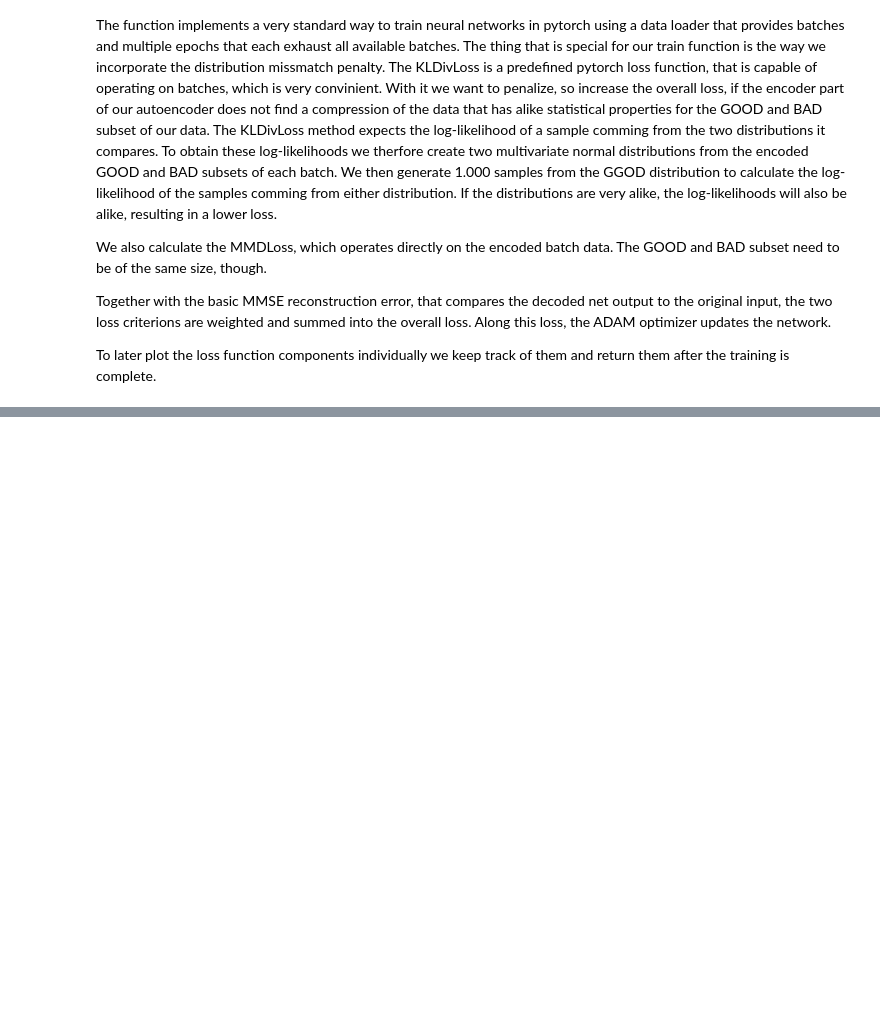
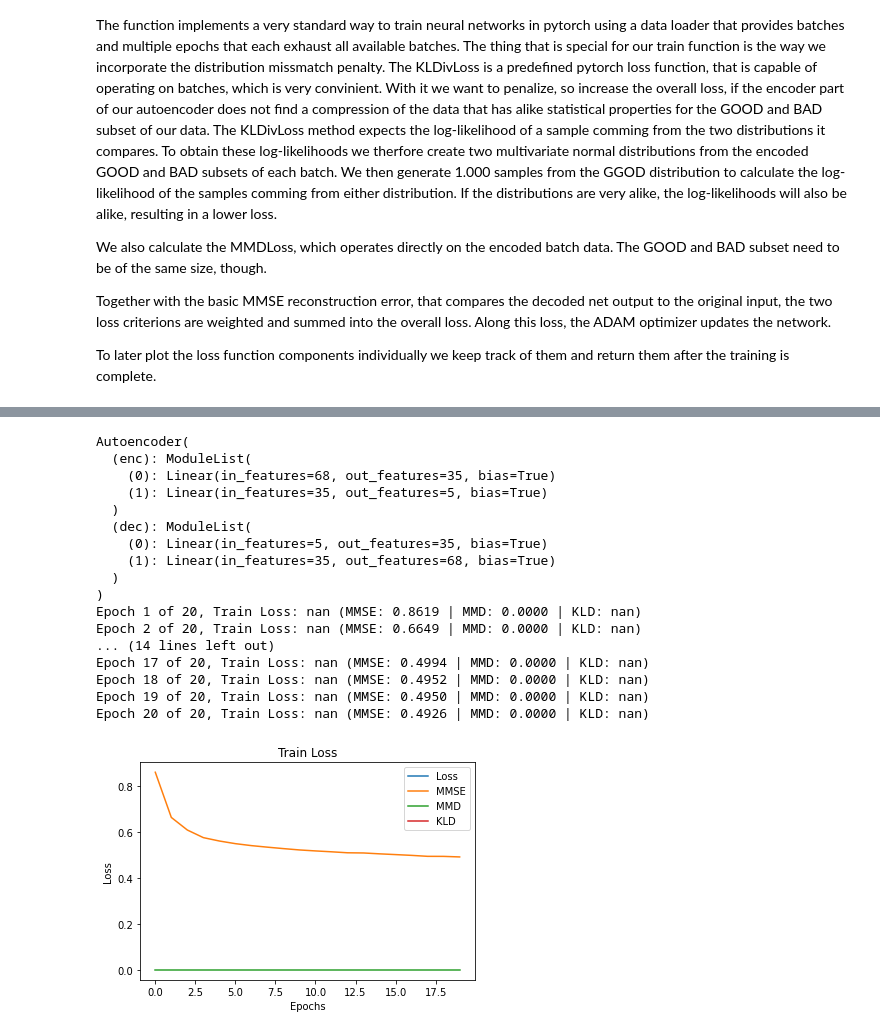
Before and after one commit to lukasvoege/reject-infer-autoencoder, a Jupyter notebook: notebooks/Lukas_Cells.ipynb, the cells around one changed output, grey strips where cells are left out. Drawn from its saved outputs; the diff is of its cells as text; code cells hidden in the pictures; blank space fills up the shorter version.

```diff
--- a/notebooks/Lukas_Cells.ipynb
+++ b/notebooks/Lukas_Cells.ipynb
@@ -369,0 +437,51 @@ To later plot the loss function components individually we keep track of them an
+# %%
+BATCH_SIZE = 2000
+EPOCHS = 20
+LR = 1e-2
+# ONLY MMSE as single loss term for this first experiment
+LOSSFUNCWEIGHTS = [1.0 ,0.0, 0.0]  #[MMSE, KLDiv, MMD]
+
+dataset = aenc.CreditscoringDataset("gmsc.csv")      # load and prepare Dataset to Tensor
+data_loader = aenc.DataLoader(                       # create Dataloader for batching
+    dataset,
+    batch_size=BATCH_SIZE,
+    shuffle=True,
+    drop_last=True
+)
+
+shape = [dataset.x.shape[1], 35, 5, 35, dataset.x.shape[1]]  # define shape of Autoencoder
+net = aenc.Autoencoder(shape)
+print(net)
+net.to("cpu")
+
+train_loss, train_loss_mmse, train_loss_mmd, train_loss_kld = aenc.train(net, data_loader, EPOCHS, LR, LOSSFUNCWEIGHTS, verbose = True)
+
+plt.figure()
+plt.plot(train_loss, label='Loss')
+plt.plot(train_loss_mmse, label='MMSE')
+plt.plot(train_loss_mmd, label='MMD')
+plt.plot(train_loss_kld, label='KLD')
+plt.title('Train Loss')
+plt.xlabel('Epochs')
+plt.ylabel('Loss')
+plt.legend()
+plt.show()
+# %% [output]
+Autoencoder(
+  (enc): ModuleList(
+    (0): Linear(in_features=68, out_features=35, bias=True)
+    (1): Linear(in_features=35, out_features=5, bias=True)
+  )
+  (dec): ModuleList(
+    (0): Linear(in_features=5, out_features=35, bias=True)
+    (1): Linear(in_features=35, out_features=68, bias=True)
+  )
+)
+Epoch 1 of 20, Train Loss: nan (MMSE: 0.8619 | MMD: 0.0000 | KLD: nan)
+Epoch 2 of 20, Train Loss: nan (MMSE: 0.6649 | MMD: 0.0000 | KLD: nan)
+... (14 lines left out)
+Epoch 17 of 20, Train Loss: nan (MMSE: 0.4994 | MMD: 0.0000 | KLD: nan)
+Epoch 18 of 20, Train Loss: nan (MMSE: 0.4952 | MMD: 0.0000 | KLD: nan)
+Epoch 19 of 20, Train Loss: nan (MMSE: 0.4950 | MMD: 0.0000 | KLD: nan)
+Epoch 20 of 20, Train Loss: nan (MMSE: 0.4926 | MMD: 0.0000 | KLD: nan)
+[figure, added]
```
Also changed, not shown: parts of 14 cells of this notebook, 3 other files.
